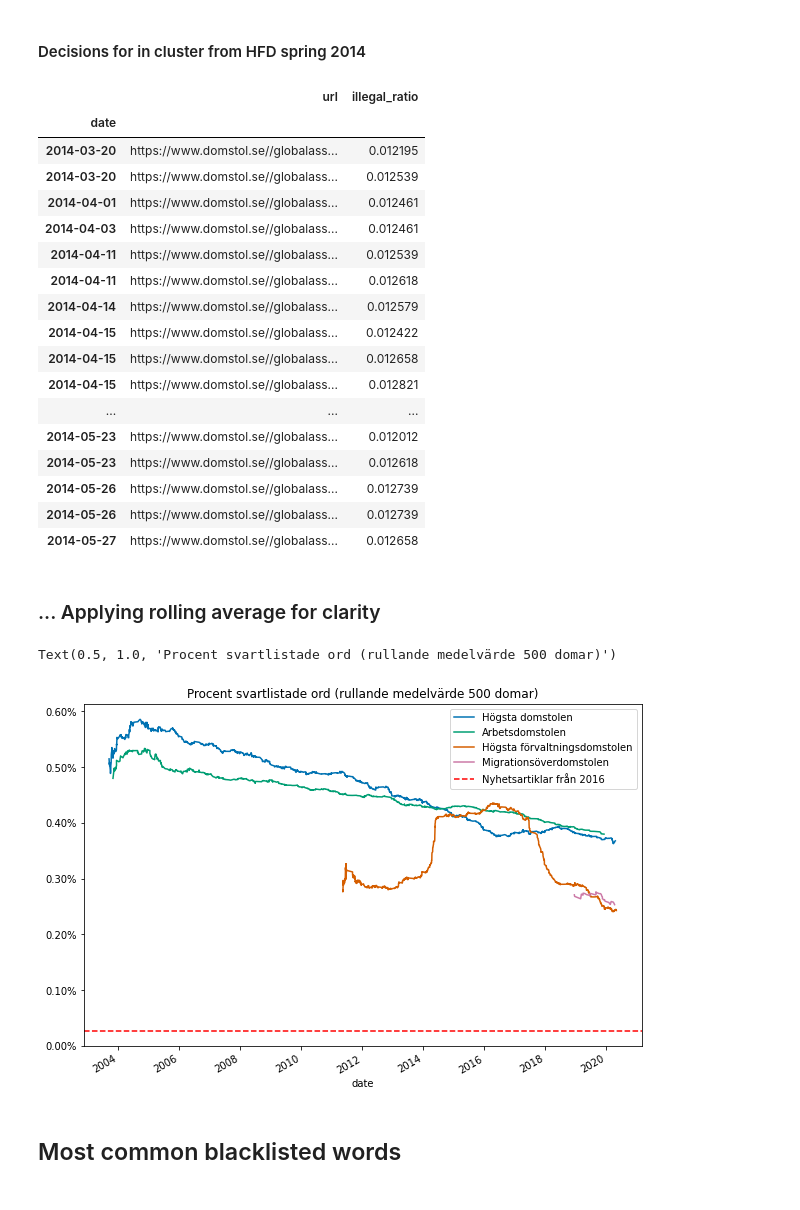
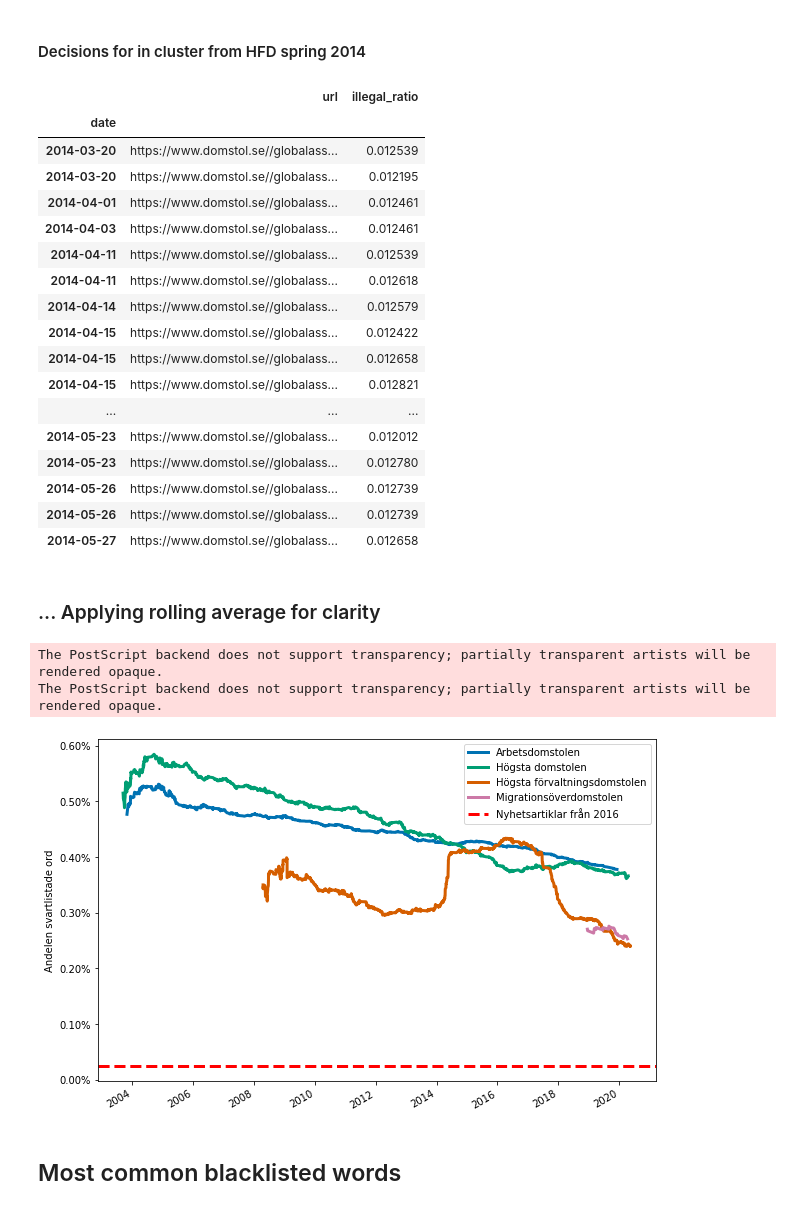
Before and after one commit to karvla/lawlingo, a Jupyter notebook: lawlingo.ipynb, the cells around one changed output. Cells and saved outputs as stored; diff of their text form; code cells hidden in the pictures.

```diff
--- a/lawlingo.ipynb
+++ b/lawlingo.ipynb
@@ -72,6 +72,7 @@ def data_from_pdf_page(url):
 
     pdf_element = soup.find("a", href=re.compile(r".+\.pdf"))
     date_element = soup.find("span", class_ = "publisher__byline")
+    id_element = soup.find("span", class_ = "value-list__item")
 
     if pdf_element is None:
         print('Failed, no pdf', url)
@@ -82,9 +83,10 @@ def data_from_pdf_page(url):
     else:
         date = datetime.fromisoformat(date_element.text[:-1])
         pdf_url = BASE_URL + pdf_element["href"]
+        _id = id_element.text
         file_name = re.findall(r"(.+\/)*(.+\..+)$", pdf_url)[0][1]
         text = text_from_url(pdf_url)
-        return {"date": date, "url": pdf_url, "text": text}
+        return {"date": date, "url": pdf_url, "text": text, "id" : _id}
 
 def words(text):
     """
@@ -111,18 +113,15 @@ def get_migrations():
             if url[-3:] != "pdf":
                 data.append(data_from_pdf_page(url))
                 continue
-            try:
-                urllib.request.urlretrieve(url, "./cache/temp.pdf")
-            except:
-                print("Could not fetch ", date, url)
+            elif " " in url or "å" in url:
                 continue
-            text = textract.process('./cache/temp.pdf', encoding='utf-16').decode('utf-16')
-            data.append({'date': datetime.fromisoformat(date), 'url': url, 'text': text})
+            else:
+                text = text_from_url(url)
+                data.append({'date': datetime.fromisoformat(date), 'url': url, 'text': text})
 
     # From folder
     folder = './missing_mig/'
     for file_name in os.listdir(folder):
-        print(file_name)
         date = file_name[:10]
         url = folder + file_name
         text = textract.process(url, encoding='utf-16').decode('utf-16')
@@ -185,4 +184,3 @@ def _id_hfd(text):
 df_hd = pd.DataFrame([data_from_pdf_page(url) for url in get_domstol_se("hogsta-domstolen/avgoranden/?f=DecisionType_list:decision") if data_from_pdf_page(url) is not None])
 df_hd = df_hd.loc[df_hd['text'].apply(lambda x: not x.isspace())]
 df_hd["type"] = "HD"
-df_hd["id"] = df_hd['text'].apply(_id)
@@ -191,7 +193,6 @@ df_hd["id"] = df_hd['text'].apply(_id)
 df_hfd = pd.DataFrame([data_from_pdf_page(url) for url in get_domstol_se("hogsta-forvaltningsdomstolen/avgoranden/") if data_from_pdf_page(url) is not None])
 df_hfd = df_hfd.loc[df_hfd['text'].apply(lambda x: not x.isspace())]
 df_hfd["type"] = "HFD"
-df_hfd["id"] = df_hfd['text'].apply(_id_hfd)
 # %%
 # Adding descisions from Migrationsdomstolen
 df_mig = pd.DataFrame(get_migrations())
@@ -240,4 +241,5 @@ df['n_illegal_occurences'] = list(map(lambda x: sum(x.values()), df['illegal_cou
 df['illegal_ratio'] = df['n_illegal_occurences']/df['n_words']
 df.set_index('date', inplace=True)
 df = df.sort_index()
+df = df.loc[df.index <= datetime.fromisofromat('2020-05-14')]
 # %% [markdown]
@@ -304,11 +309,13 @@ Text(0.5, 1.0, 'Procent svartlistade ord')
 # %%
 df1 = df[datetime.fromisoformat("2014-03-01"):datetime.fromisoformat("2014-06-01")]
 df1.loc[(df1['type'] == "HFD") &  (0.0118 < df1['illegal_ratio']) & (df1['illegal_ratio'] < 0.013)][['url', 'illegal_ratio']]
+ax.legend(['Arbetsdomstolen', 'Högsta domstolen', 'Högsta förvaltningsdomstolen', 'Migrationsöverdomstolen'])
+ax.xlabel('')
 # %% [output]
 |  | url | illegal_ratio |
 | date |  |  |
+| 2014-03-20 | https://www.domstol.se//globalass... | 0.012539 |
 | 2014-03-20 | https://www.domstol.se//globalass... | 0.012195 |
-| 2014-03-20 | https://www.domstol.se//globalass... | 0.012539 |
 | 2014-04-01 | https://www.domstol.se//globalass... | 0.012461 |
 | 2014-04-03 | https://www.domstol.se//globalass... | 0.012461 |
 | 2014-04-11 | https://www.domstol.se//globalass... | 0.012539 |
@@ -319,7 +326,7 @@ df1.loc[(df1['type'] == "HFD") &  (0.0118 < df1['illegal_ratio']) & (df1['illega
 | 2014-04-15 | https://www.domstol.se//globalass... | 0.012821 |
 | ... | ... | ... |
 | 2014-05-23 | https://www.domstol.se//globalass... | 0.012012 |
-| 2014-05-23 | https://www.domstol.se//globalass... | 0.012618 |
+| 2014-05-23 | https://www.domstol.se//globalass... | 0.012780 |
 | 2014-05-26 | https://www.domstol.se//globalass... | 0.012739 |
 | 2014-05-26 | https://www.domstol.se//globalass... | 0.012739 |
 | 2014-05-27 | https://www.domstol.se//globalass... | 0.012658 |
@@ -327,18 +334,21 @@ df1.loc[(df1['type'] == "HFD") &  (0.0118 < df1['illegal_ratio']) & (df1['illega
 ### ... Applying rolling average for clarity
 # %%
 win_size = 500
-ax = df.loc[df['type'] == 'HD']['illegal_ratio'].rolling(win_size, min_periods = 50).mean().plot(label="Högsta domstolen", figsize=(10,7))
-df.loc[df['type'] == 'AD']['illegal_ratio'].rolling(win_size, min_periods = 50).mean().plot(label="Arbetsdomstolen")
-df.loc[df['type'] == 'HFD']['illegal_ratio'].rolling(win_size, min_periods = 50).mean().plot(label="Högsta förvaltningsdomstolen")
-df.loc[df['type'] == 'MIG']['illegal_ratio'].rolling(win_size, min_periods = 50).mean().plot(label="Migrationsöverdomstolen")
+ax = df.loc[df['type'] == 'AD']['illegal_ratio'].rolling(win_size, min_periods = 50).mean().plot(label="Arbetsdomstolen", linewidth =3 )
+df.loc[df['type'] == 'HD']['illegal_ratio'].rolling(win_size, min_periods = 50).mean().plot(label="Högsta domstolen", figsize=(10,7), linewidth = 3)
+df.loc[df['type'] == 'HFD']['illegal_ratio'].rolling(win_size, min_periods = 50).mean().plot(label="Högsta förvaltningsdomstolen", linewidth = 3)
+df.loc[df['type'] == 'MIG']['illegal_ratio'].rolling(win_size, min_periods = 50).mean().plot(label="Migrationsöverdomstolen", linewidth = 3)
 
-ax.axhline(y=mean_news, color='r', linestyle='dashed', label="Nyhetsartiklar från 2016")
+ax.axhline(y=mean_news, color='r', linestyle='dashed', label="Nyhetsartiklar från 2016", linewidth = 3)
 ax.yaxis.set_major_formatter(mtick.PercentFormatter(xmax=1.0))
+ax.set_ylabel('Andelen svartlistade ord')
+ax.set_xlabel('')
 ax.legend()
-ax.set_title("Procent svartlistade ord (rullande medelvärde {} domar)".format(win_size))
+plt.savefig('figur2.eps')
 # %% [output]
-Text(0.5, 1.0, 'Procent svartlistade ord (rullande medelvärde 500 domar)')
+The PostScript backend does not support transparency; partially transparent artists will be rendered opaque.
+The PostScript backend does not support transparency; partially transparent artists will be rendered opaque.
-[figure, old version]
+[figure, new version]
 # %% [markdown]
 ## Most common blacklisted words
 # %%
```
Also changed, not shown: parts of 13 cells of this notebook.
